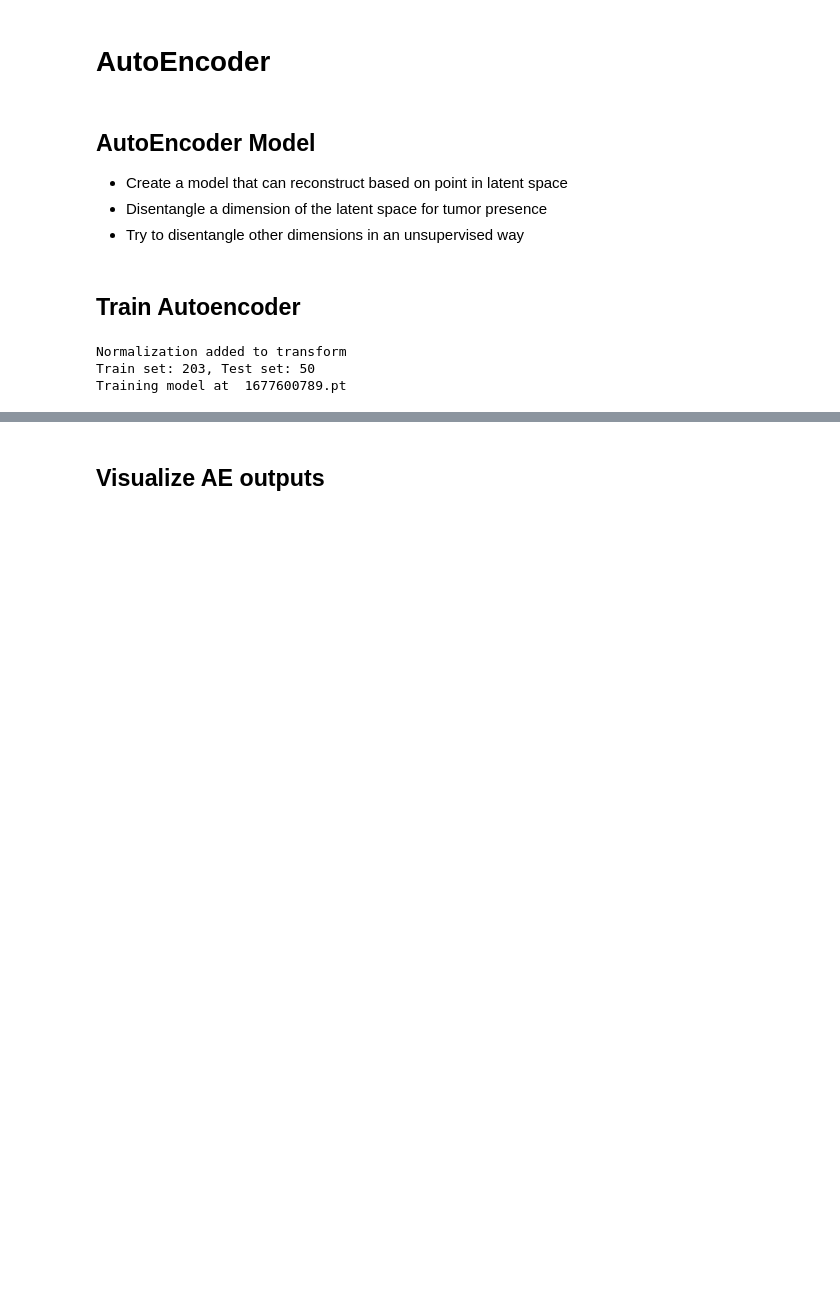
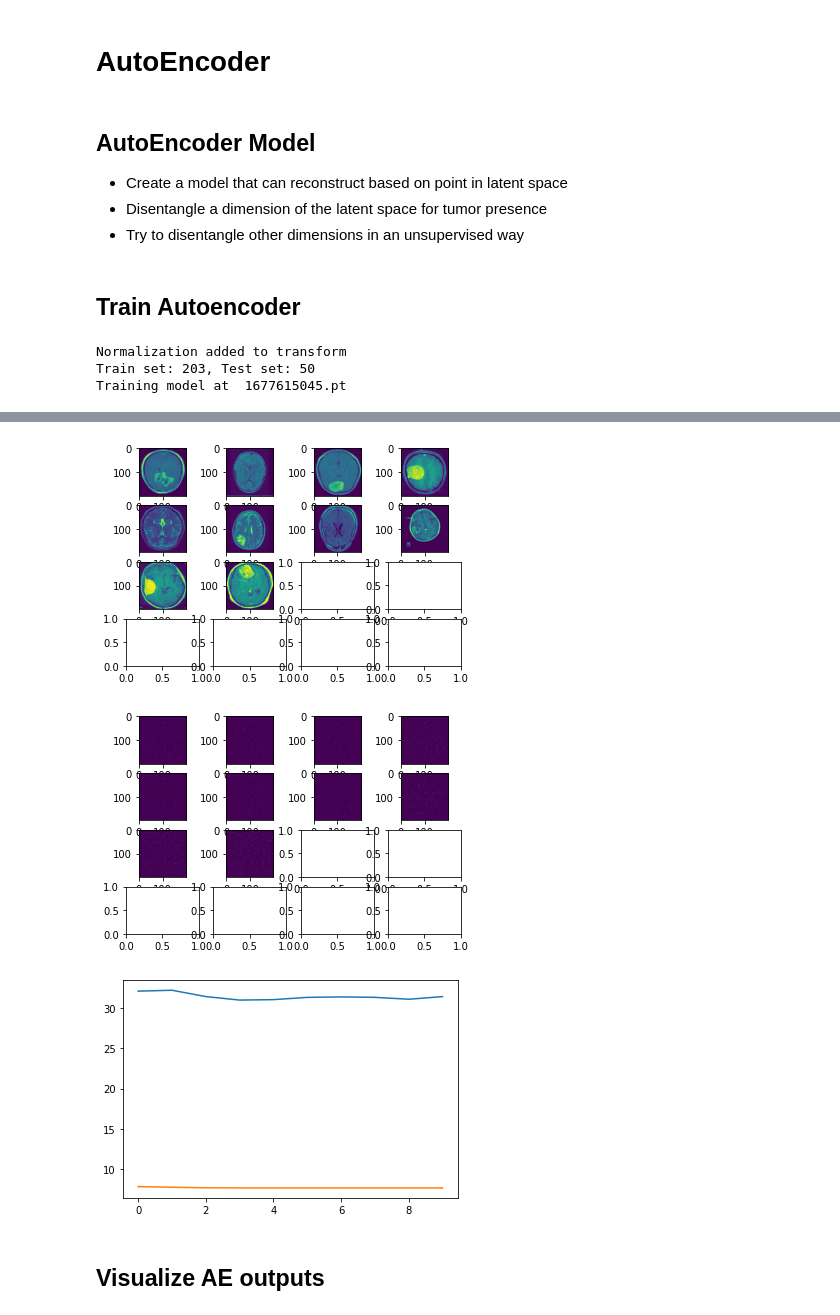
Before and after one commit to rhausman/brain_tumor_analysis, a Jupyter notebook: Tumor_Analysis.ipynb, the cells around one changed output, grey strips where cells are left out. Saved outputs shown, nothing was run; the diff lists cells and outputs as text; code cells hidden in the pictures; blank space fills up the shorter version.

```diff
--- a/Tumor_Analysis.ipynb
+++ b/Tumor_Analysis.ipynb
@@ -447,9 +452,24 @@ class VAE(nn.Module):
     return out
 # %% [markdown]
 ## Train Autoencoder
+# %%
+# helper fxns
+def show_batch(batch, n=None):
+  if n is not None:
+    batch = batch[:n]
+  sidelen = int(sqrt(len(batch)))+1
+  f, axarr = plt.subplots(sidelen,sidelen)
+  #print(batch[0].size())
+  batch = [ np.squeeze(t.detach().numpy() , axis=0) if 1 in t.shape else t.detach().numpy() for t in batch ]
+  for i in range(sidelen):
+    for j in range(sidelen):
+      index = (sidelen*i)+j
+      if index >= len(batch):
+        break
+      axarr[i][j].imshow(batch[index])
 # %%
 # constants
-epochs = 1
+epochs = 10
 
 # data
 ds = MyDataSet(pos_dir = "/content/drive/MyDrive/kaggle/brain_tumor_dataset/yes", neg_dir="/content/drive/MyDrive/kaggle/brain_tumor_dataset/no")
@@ -468,15 +488,17 @@ print("Training model at ", model_save_name)
 # %% [output]
 Normalization added to transform
 Train set: 203, Test set: 50
-Training model at  1677600789.pt
+Training model at  1677615045.pt
 # %%
 net = VAE()
 loss_fxn = nn.MSELoss()
-optimizer = optim.SGD(net.parameters(), lr=0.001, momentum=0.9)
+optimizer = optim.SGD(net.parameters(), lr=0.001, momentum=0.9) # weight_decay = 1e-5
 
+train_losses = []
+test_losses = []
 for epoch in range(epochs):
+  net.train()
   running_loss = 0.
-  prev_loss = 0.
   for i, batch in enumerate(train_loader):
     X, y = batch
     optimizer.zero_grad()
@@ -485,11 +507,32 @@ for epoch in range(epochs):
     loss = loss_fxn(output, torch.squeeze(X))
     loss.backward() # retain_graph=True for multi losses?
     optimizer.step()
+
     #print(f"Output: {output}, labels: {y}, loss: {loss.item()}")
     #stats
     running_loss += loss.item()
   # save model each epoch
   torch.save(net.state_dict(), save_path)
+  train_losses.append(running_loss)
+  # see the validation loss
+  net.eval()
+  with torch.no_grad():
+    test_loss = 0.
+    for i, batch in enumerate(test_loader):
+      X, y = batch
+      output = net(X)
+      output = torch.squeeze(output, 1)
+      loss = loss_fxn(output, torch.squeeze(X))
+      test_loss += loss.item()
+    test_losses.append(test_loss)
+    show_batch(X)
+    show_batch(net.inference(X))
 
-  print(f"Epoch {epoch} loss: {running_loss} ... Avg per sample: {running_loss/len(ds)}")
+  # Display output!
+  clear_output(wait=True)
+  print(f"Epoch {epoch} train loss: {train_losses[-1]}\n test loss: {test_losses[-1]}")
+  fig, ax = plt.subplots()
+  ax.plot(train_losses)
+  ax.plot(test_losses)
+  plt.show()
 # %% [output]
@@ -497,3 +541,6 @@ Epoch 0 loss: 31.045974612236023 ... Avg per sample: 0.12271136210369969
+[figure, added]
+[figure, added]
+[figure, added]
 # %% [markdown]
 ## Visualize AE outputs
 # %%
```
Also changed, not shown: parts of 12 cells of this notebook.
